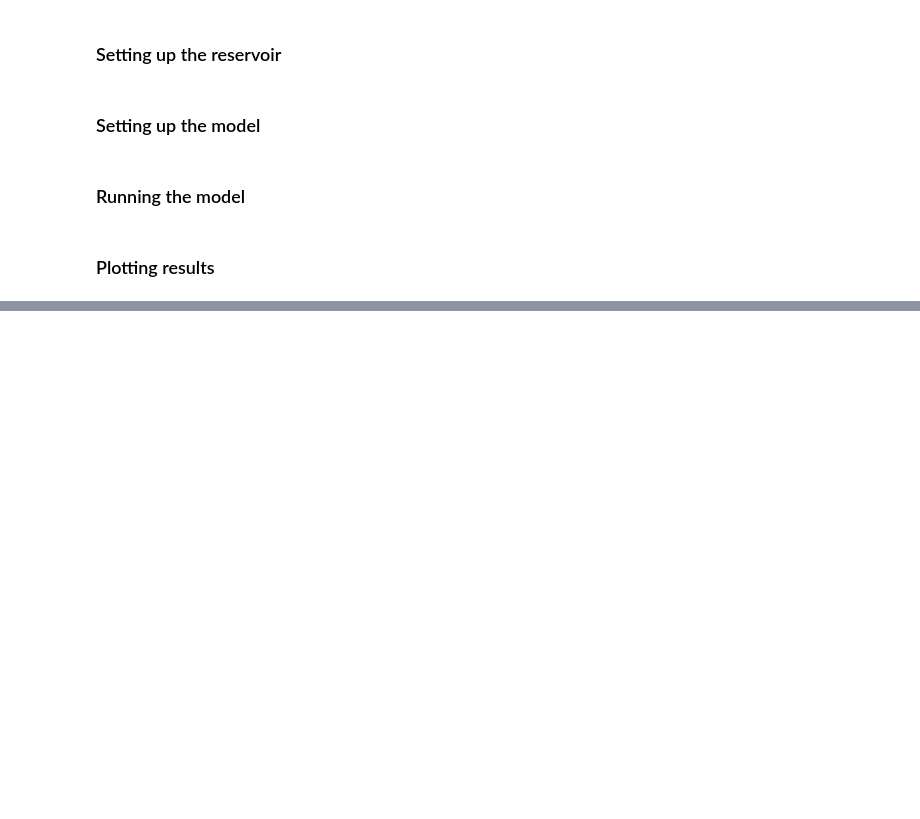
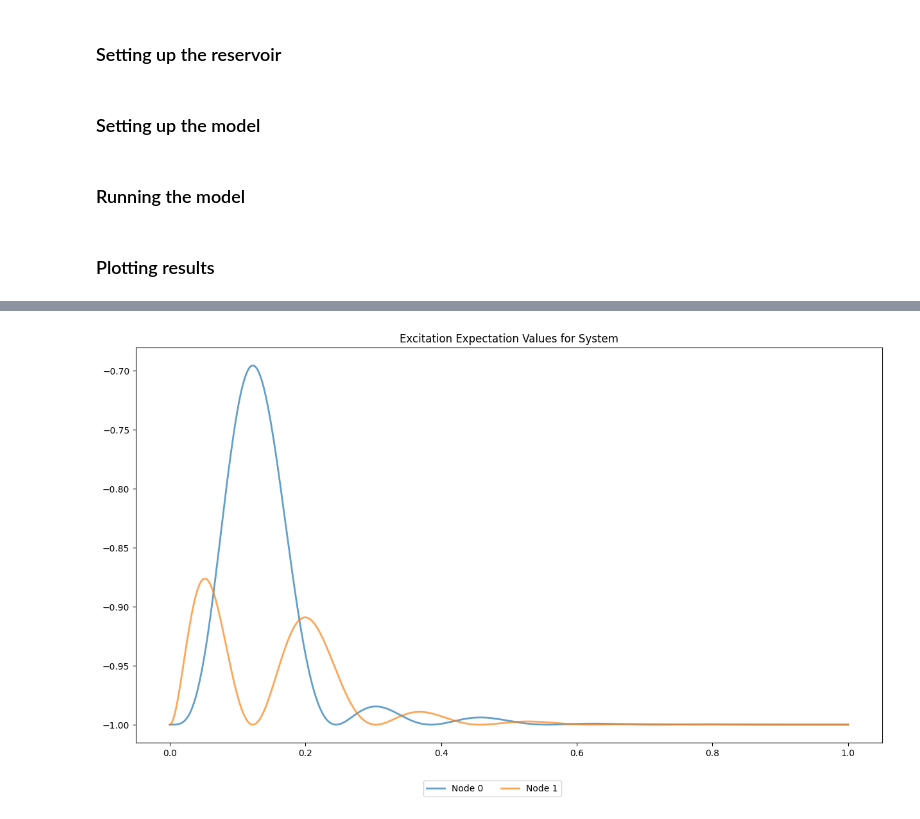
Before and after one commit to Mmackinnon01/entanglement_classifier, a Jupyter notebook: classifier/run.ipynb, the cells around one changed output, grey strips where cells are left out. Saved outputs shown, nothing was run; the diff lists cells and outputs as text; code cells hidden in the pictures; blank space fills up the shorter version.

```diff
--- a/classifier/run.ipynb
+++ b/classifier/run.ipynb
@@ -82,0 +77,4 @@ model.interface.connections
+# %%
+log.plotExcite()
+# %% [output]
+[figure, added]
```
Also changed, not shown: parts of 12 cells of this notebook, 5 other files.
